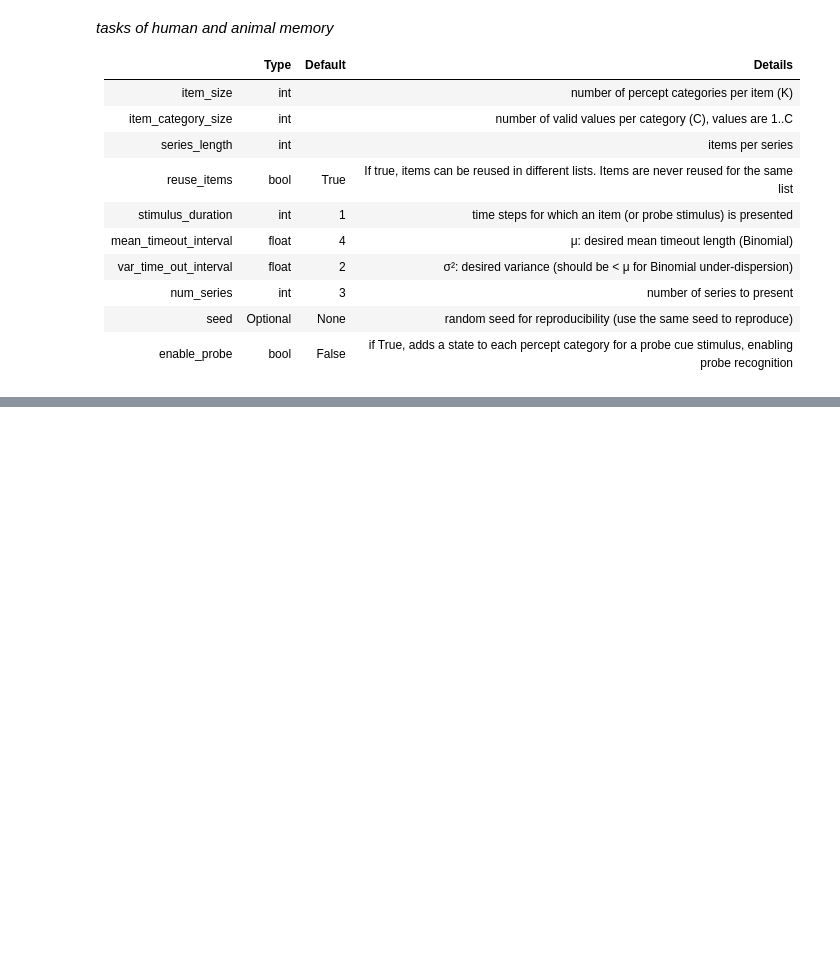
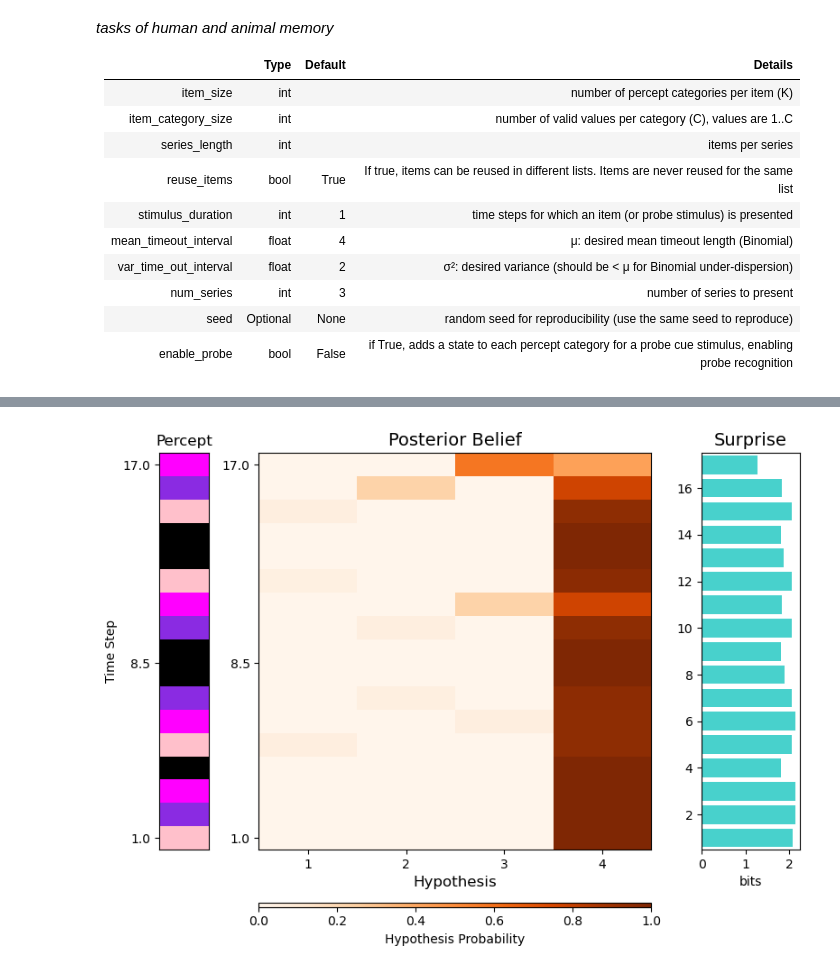
Before and after one commit to AntiPhoton47/projective_simulation, a Jupyter notebook: nbs/tutorials/learning_ps/01_Memory_Based_State_Estimators.ipynb, the cells around one changed output, grey strips where cells are left out. Cells and saved outputs as stored; diff of their text form; code cells hidden in the pictures; blank space fills up the shorter version.

```diff
--- a/nbs/tutorials/learning_ps/01_Memory_Based_State_Estimators.ipynb
+++ b/nbs/tutorials/learning_ps/01_Memory_Based_State_Estimators.ipynb
@@ -235,0 +341,17 @@ array([[2],
+# %%
+seq_memory2 = Sequence_Memory(
+    percept_category_sizes,
+    memory_capacity,
+    memory_bias,
+    stationary_expectations,
+    stationary_transition_method = 'encoded')
+seq_memory2.prepare_data_storage(data_record = ["all"], record_until = num_percepts) #this will store the belief state at every time step
+
+#Simulate
+for i in range(num_percepts):
+    percept = example_lists.percept_sequence[i,:]
+    seq_memory2.sample(percept)
+# %%
+memory_filter_performance(seq_memory2.data_dic,example_lists.percept_sequence,colormap)
+# %% [output]
+[figure, added]
```
Also changed, not shown: parts of 37 cells of this notebook, 6 other files.
